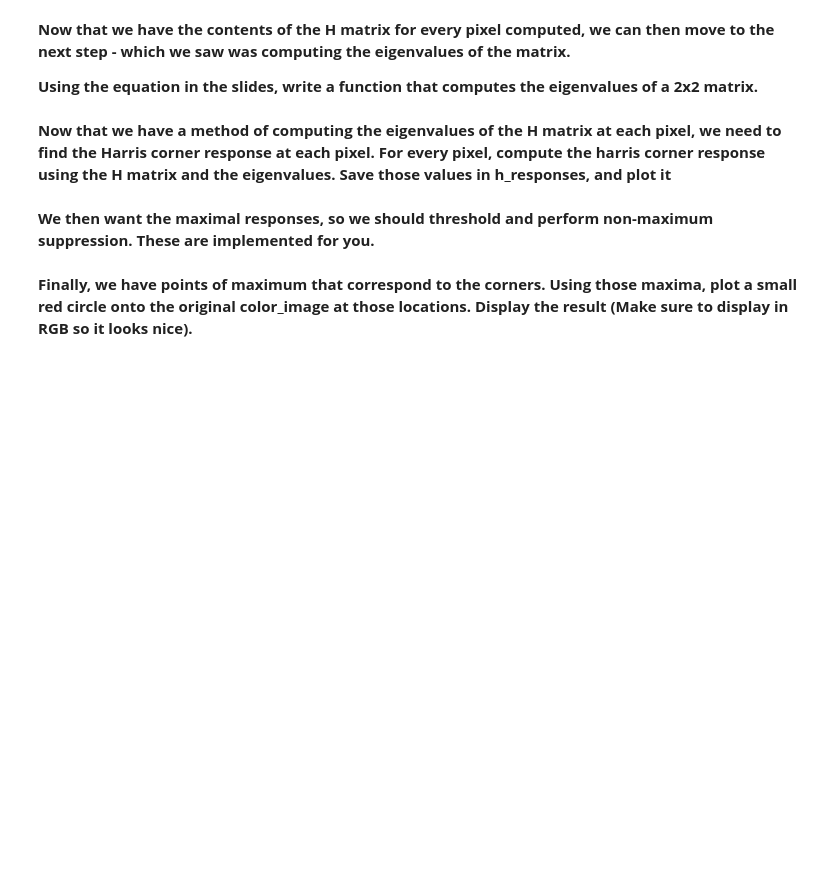
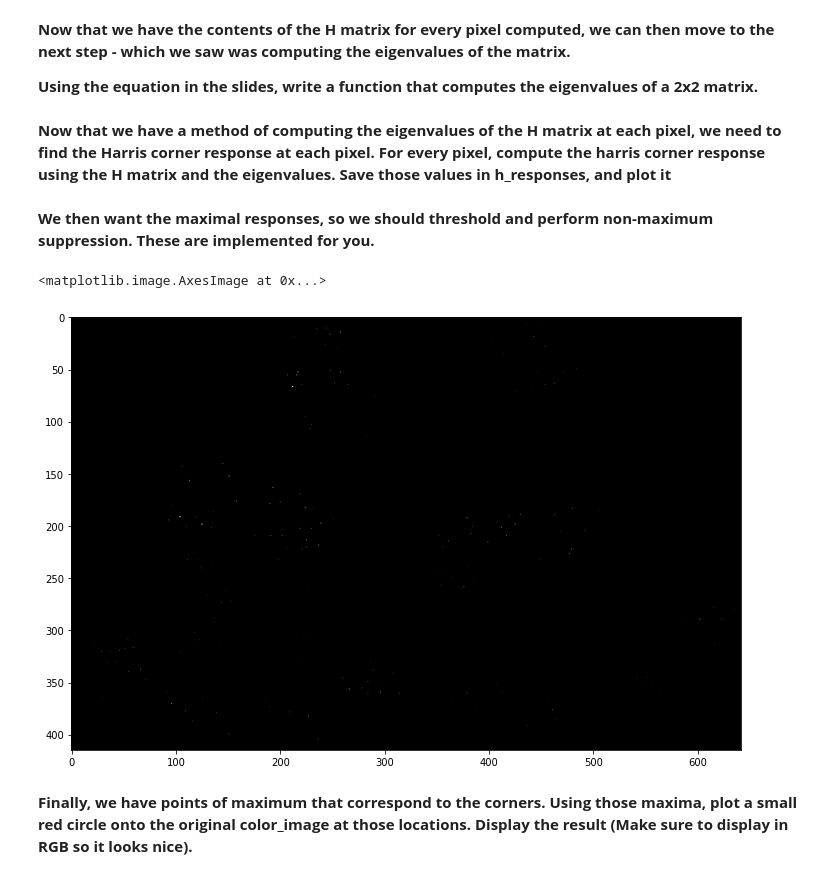
Before and after one commit to dlezcan1/computer-vision-fall-2020, a Jupyter notebook: week4/(Week_4)_Feature_Detection.ipynb, the cells around one changed output. Drawn from its saved outputs; the diff is of its cells as text; code cells hidden in the pictures; blank space fills up the shorter version.

```diff
--- a/week4/(Week_4)_Feature_Detection.ipynb
+++ b/week4/(Week_4)_Feature_Detection.ipynb
@@ -43,3 +51,7 @@ i_y2 =
+# %%
+i_x2 = gaussian_filter(gray_image, 3, (0, 2))
+i_xy = gaussian_filter(gray_image, 3, (2, 0))
+i_y2 = gaussian_filter(gray_image, 3, (1, 1))
 # %% [markdown]
 **Now that we have $I^2_x$, $I_xI_y$, and $I^2_y$, can we directly form the H matrix at every pixel based on those values? No! Recall that to find corners, we have to consider a small local area. Hence at each pixel (i, j), we have to sum up the $I^2_x$, $I_xI_y$, and $I^2_y$ values in the neighbouring pixels to get the H matrix for our current pixel.**
 # %% [markdown]
@@ -64,0 +80,7 @@ i_y2_sum =
+# %%
+sigma = 3
+i_x2_sum = gaussian_filter(i_x2, sigma)
+i_xy_sum = gaussian_filter(i_xy, sigma)
+i_y2_sum = gaussian_filter(i_y2, sigma)
+
+print(gray_image.shape, i_x2_sum.shape)
@@ -82,6 +106,8 @@ def find_eigenvalues(h11, h12, h21, h22):
     """
 
     # Finish the function
+    lambda_1 = (h11 + h22 + ( 4*h12*h21 + (h11-h22)**2 )**(1/2) )/2
+    lambda_2 = (h11 + h22 - ( 4*h12*h21 + (h11-h22)**2 )**(1/2) )/2
 
     return lambda_1, lambda_2
 # %% [markdown]
@@ -92,18 +115,36 @@ k = 0.04
+# %%
+h_responses = np.zeros((rows, cols), dtype=np.float64)
+k = 0.04
+
+for i in range(rows):
+    for j in range(cols):
+        h11 = i_x2_sum[i, j]
+        h12 = h21 = i_xy_sum[i, j]
+        h22 = i_y2_sum[i, j]
+
+        lambda_1, lambda_2 = find_eigenvalues(h11, h12, h21, h22)
+        h_responses[i, j] = lambda_1 * lambda_2 - k * (lambda_1 + lambda_2)**2
+
+    # for
+# for
 # %% [markdown]
 **We then want the maximal responses, so we should threshold and perform non-maximum suppression. These are implemented for you.**
 # %%
 from scipy.ndimage.filters import maximum_filter
 
 threshold = 0.08
 h_responses = h_responses / np.max(h_responses)
 h_responses[h_responses < threshold] = 0
 
 suppressed = np.copy(h_responses)
 filtered = maximum_filter(suppressed, (3, 3))
 maxima = (suppressed == filtered)
 suppressed[np.logical_not(maxima)] = 0
 
 plt.figure(figsize=(12, 8))
-plt.imshow(suppressed)
+plt.imshow(suppressed, cmap='gray')
+# %% [output]
+<matplotlib.image.AxesImage at 0x...>
+[figure, added]
 # %% [markdown]
 **Finally, we have points of maximum that correspond to the corners. Using those maxima, plot a small red circle onto the original color_image at those locations. Display the result (Make sure to display in RGB so it looks nice).**
```
Also changed, not shown: parts of 12 cells of this notebook.
